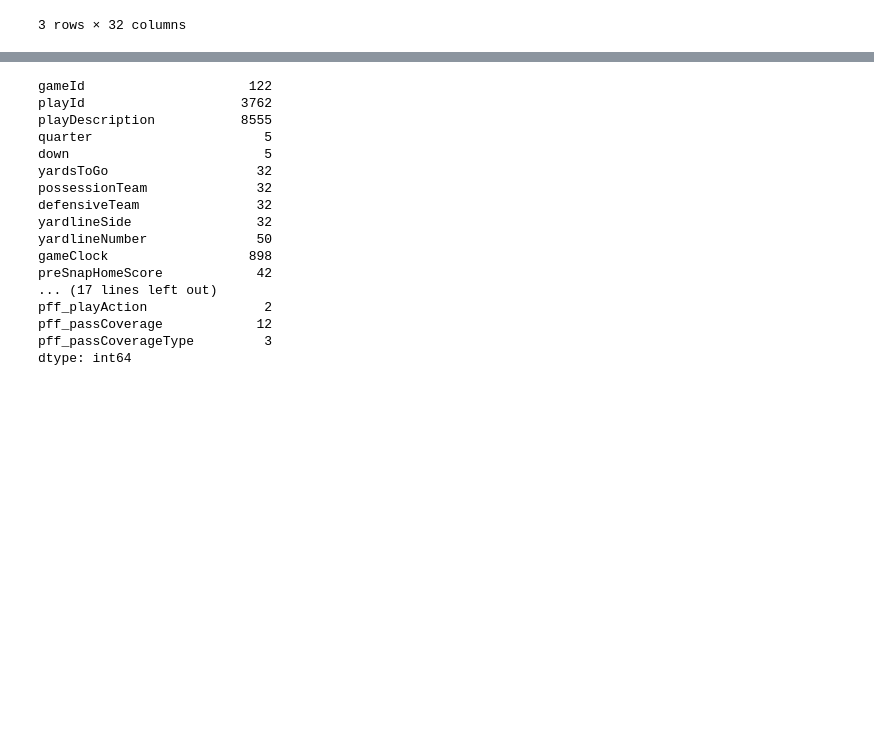
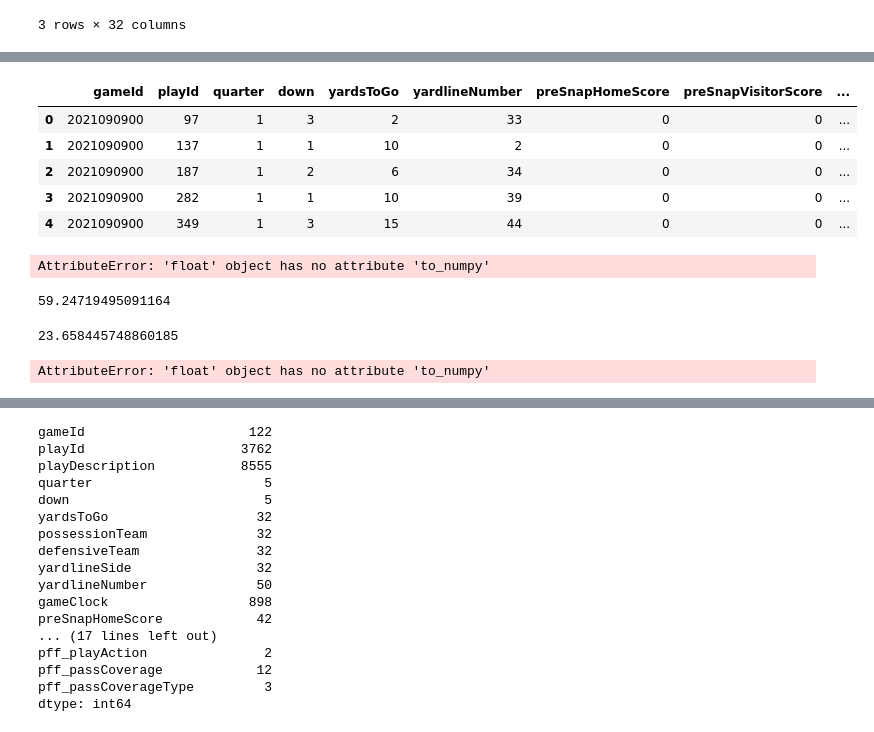
Before and after one commit to kumarnarun/NFL_bigdata_bowl2023_Kaggle, a Jupyter notebook: nfl-big-data-bowl-2023/EDA_01_plays.ipynb, the cells around one changed output, grey strips where cells are left out. Drawn from its saved outputs; the diff is of its cells as text; code cells hidden in the pictures; blank space fills up the shorter version.

```diff
--- a/nfl-big-data-bowl-2023/EDA_01_plays.ipynb
+++ b/nfl-big-data-bowl-2023/EDA_01_plays.ipynb
@@ -12,3 +12,8 @@ df.head(3)
 | 1 | 2021090900 | 137 | (13:18) (Shotgun) D.Prescott pass... | 1 | 1 | 10 | DAL | TB | ... |
 | 2 | 2021090900 | 187 | (12:23) (Shotgun) D.Prescott pass... | 1 | 2 | 6 | DAL | TB | ... |
 3 rows × 32 columns
+# %%
+num_col = []
+for col in df.columns:
+    if df[col].dtype != 'object':
+        num_col.append(col)
@@ -14,0 +40,11 @@ df.head(3)
+# %%
+dfnum = df[num_col]
+# %%
+dfnum.head()
+# %% [output]
+|  | gameId | playId | quarter | down | yardsToGo | yardlineNumber | preSnapHomeScore | preSnapVisitorScore | ... |
+| 0 | 2021090900 | 97 | 1 | 3 | 2 | 33 | 0 | 0 | ... |
+| 1 | 2021090900 | 137 | 1 | 1 | 10 | 2 | 0 | 0 | ... |
+| 2 | 2021090900 | 187 | 1 | 2 | 6 | 34 | 0 | 0 | ... |
+| 3 | 2021090900 | 282 | 1 | 1 | 10 | 39 | 0 | 0 | ... |
+| 4 | 2021090900 | 349 | 1 | 3 | 15 | 44 | 0 | 0 | ... |
@@ -14,0 +55,17 @@ df.head(3)
+# %%
+mean = dfnum['absoluteYardlineNumber'].mean().to_numpy
+std = dfnum['absoluteYardlineNumber'].std().to_numpy
+# %% [output]
+AttributeError: 'float' object has no attribute 'to_numpy'
+# %%
+mean
+# %% [output]
+59.24719495091164
+# %%
+std
+# %% [output]
+23.658445748860185
+# %%
+dfnum['absoluteYardlineNumber_std'] = (dfnum['absoluteYardlineNumber'].to_numpy - mean.to_numpy) / std.to_numpy
+# %% [output]
+AttributeError: 'float' object has no attribute 'to_numpy'
```
Also changed, not shown: parts of 7 cells of this notebook, 26 other files.
